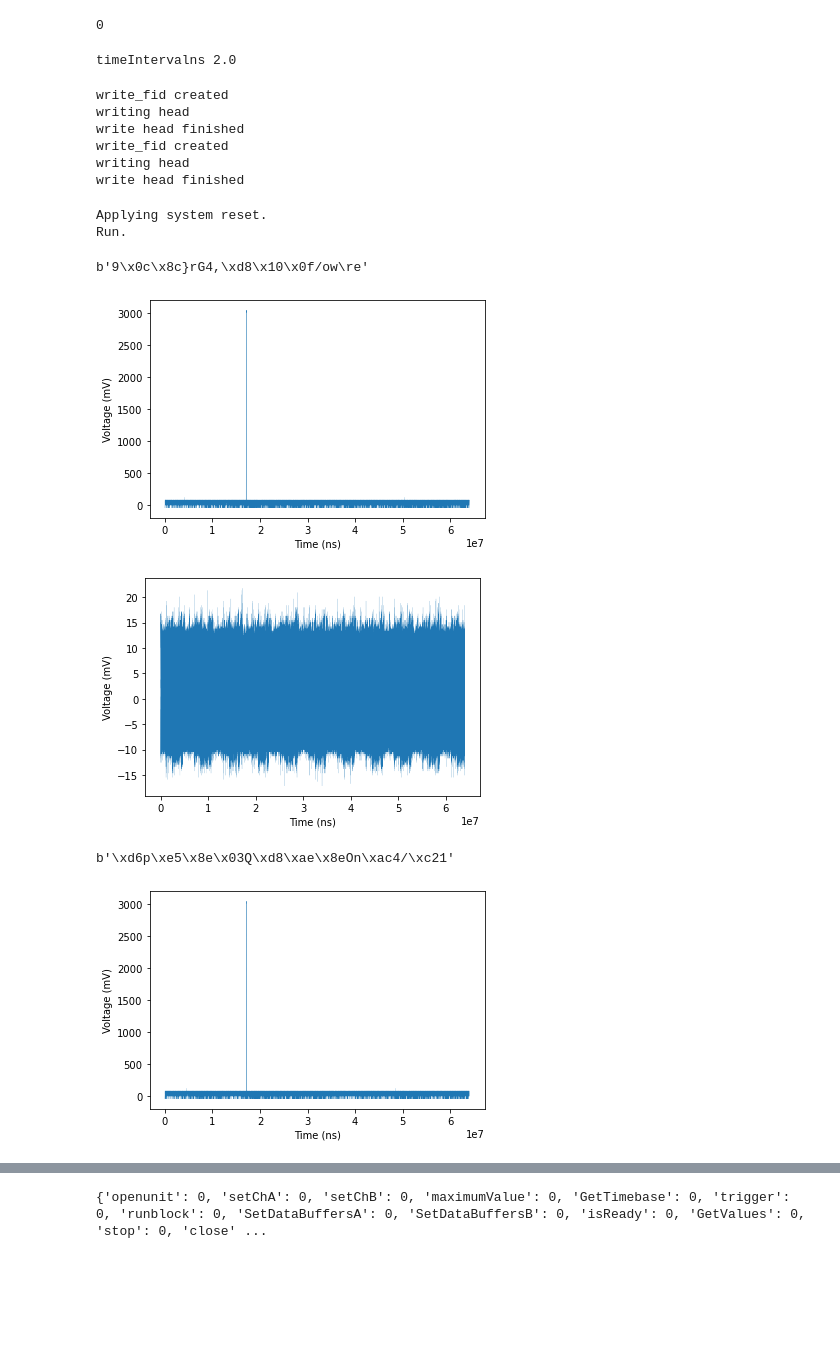
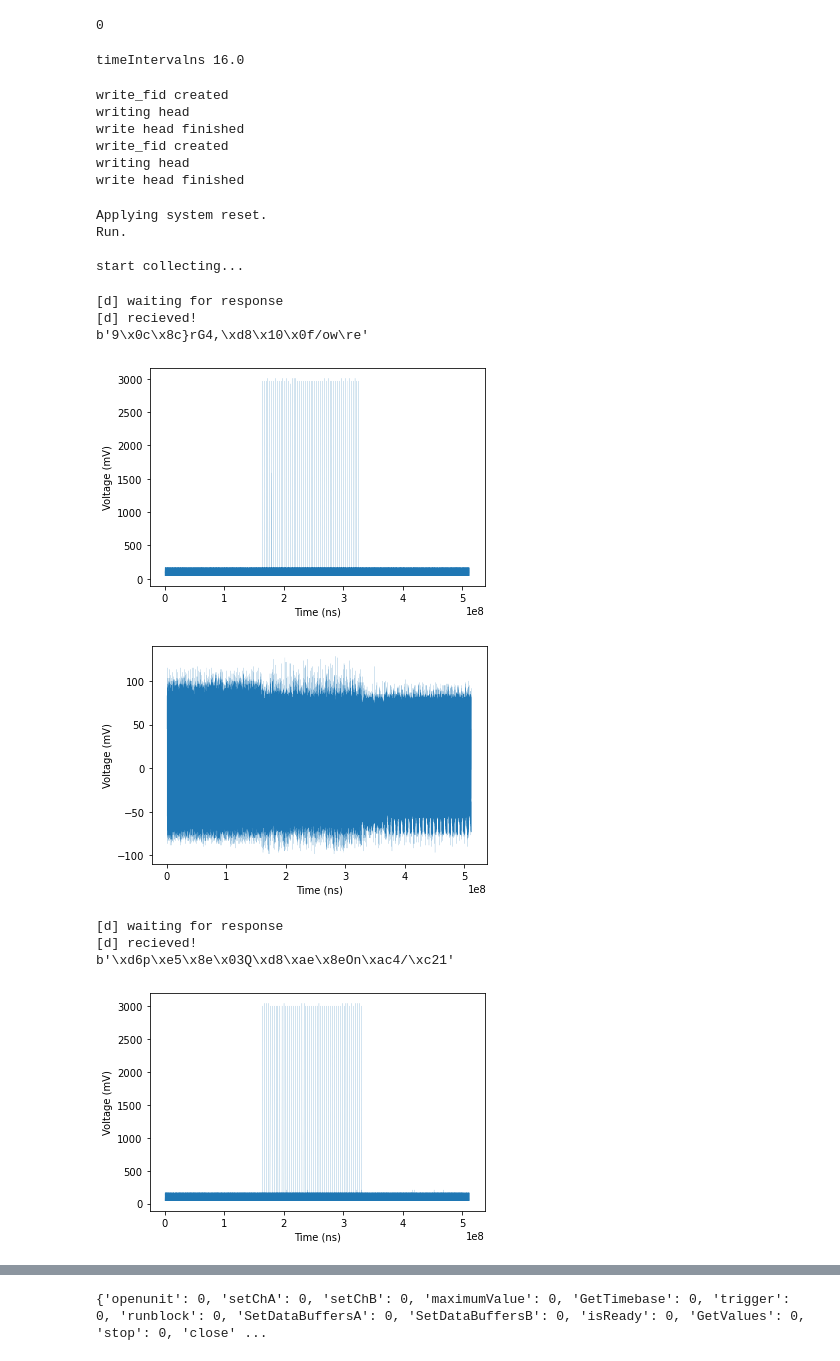
Before and after one commit to itewqq/CHES25-Trace-Copilot, a Jupyter notebook: pico/src/my_collect.ipynb, the cells around one changed output, grey strips where cells are left out. Cells and saved outputs as stored; diff of their text form; code cells hidden in the pictures; blank space fills up the shorter version.

```diff
--- a/pico/src/my_collect.ipynb
+++ b/pico/src/my_collect.ipynb
@@ -92,7 +92,8 @@ analogue_offset_A = 0.0
 channel_B = ps.PS3000A_CHANNEL["PS3000A_CHANNEL_B"]
 enabled_B = 1
 coupling_type_B = ps.PS3000A_COUPLING["PS3000A_DC"] # DC
-chBRange = ps.PS3000A_RANGE["PS3000A_50MV"] # amplitude
+chBRange = ps.PS3000A_RANGE["PS3000A_50MV"] # amplitude AES
+chBRange = ps.PS3000A_RANGE["PS3000A_200MV"] # amplitude ECDSA
 analogue_offset_B = 0.0
 
 # set up channel A
@@ -130,7 +133,8 @@ maxsamples = TOTAL_SAMPLE_NUM # ?
 # Step 2.c: Sampling Rate Parameters
 
 # Gets timebase innfomation parameters
-SAMPLING_RATE = '500M' # ?
+# SAMPLING_RATE = '500M' # AES
+SAMPLING_RATE = "62.5M" # "31.25M" # '12.5M' # "62.5M" # ECDSA
 # sampling_rate = "1G" # ?
 
 sampling_rate_to_timebase = {
@@ -159,6 +163,6 @@ status["GetTimebase"] = ps.ps3000aGetTimebase2(chandle, timebase, maxsamples, ct
 assert_pico_ok(status["GetTimebase"])
 print('timeIntervalns', timeIntervalns.value)
 # %% [output]
-timeIntervalns 2.0
+timeIntervalns 16.0
 # %%
 # Step 3: Trigger parameters
@@ -257,6 +265,7 @@ write head finished
 PORT = "/dev/ttyACM0"
 CMD_TINYAES_U = p8(0xA1) # uart tinyaes encryption
 CMD_COREMARK_U = p8(0xA2) # coremark
+CMD_ECDSA_U = p8(0xA3) # ecdsa
 PT_LEN = 0x10
 
 if "io" in globals():
@@ -275,19 +284,24 @@ def send_line(bs: bytes):
     io.sendline(bs.hex())
 # %%
 # Step 6: Capturing the data
+GET_PC_TRACE = False
+# debug view
 IS_DEBUG = True
 if IS_DEBUG:
     TRACE_NUM = 2
-# reset the target
-reset_target()
-
-# health check
-io.recvuntil(b"READY\n")
+if GET_PC_TRACE:
+    pass
+else:
+    # reset the target for trigger signals, disable for instruction traces
+    reset_target()
+    # health check
+    io.recvuntil(b"READY\n")
 
 # make the result reproducible
 random.seed(42)
 
 # collect
+print("start collecting...")
 for i in tqdm(range(TRACE_NUM)):
     pt = bytes([random.randrange(0, 256) for _ in range(0, PT_LEN)])
     # Setting block capture mode
@@ -306,16 +320,23 @@ for i in tqdm(range(TRACE_NUM)):
     status["SetDataBuffersB"] = ps.ps3000aSetDataBuffers(chandle, source, ctypes.byref(bufferBMax), ctypes.byref(bufferBMin), maxsamples, 0, ratio_mode)
     assert_pico_ok(status["SetDataBuffersB"])
 
-    # # Send trigger bytes to the targer MCU, which will pull up a pin after receiving the plaintext
+    # Send trigger bytes to the targer MCU, which will pull up a pin after receiving the plaintext
     # send_line(CMD_TINYAES_U)
     # send_line(pt)
     # time.sleep(0.1)
     # data = io.recvuntil(b"DONE\n")
 
+    # # Send cmd to trigger coremark
+    # send_line(CMD_COREMARK_U)
+    # time.sleep(0.1)
+    # data = io.recvuntil(b"DONE\n")
+
     # Send cmd to trigger coremark
-    send_line(CMD_COREMARK_U)
+    send_line(CMD_ECDSA_U)
+    print("[d] waiting for response")
     time.sleep(0.1)
     data = io.recvuntil(b"DONE\n")
+    print("[d] recieved!")
 
     # Checks data collection to finish the capture
     ready = ctypes.c_int16(0)
@@ -340,36 +361,41 @@ for i in tqdm(range(TRACE_NUM)):
         times = np.linspace(0, (cmaxSamples.value) * timeIntervalns.value, cmaxSamples.value)
 
         # Converts ADC from channel A to mV
         adc2mVChAMax = adc2mV(bufferAMax, chARange, maxADC)
         adc2mVChBMax = adc2mV(bufferBMax, chBRange, maxADC)
 
         # Plots the data from channel A
         plt.figure()
         plt.plot(times, adc2mVChAMax[:], linewidth=0.1)
         plt.xlabel('Time (ns)')
         plt.ylabel('Voltage (mV)')
         plt.show()
 
         # Plots the data from channel B
         plt.figure()
         plt.plot(times, adc2mVChBMax[:], linewidth=0.1)
         plt.xlabel('Time (ns)')
         plt.ylabel('Voltage (mV)')
         plt.show()
-
         # plt.figure()
         # plt.plot(times, bufferBMax[:], linewidth=0.1)
         # plt.xlabel('Time (ns)')
         # plt.ylabel('ADC Buffer')
-        # plt.show()nrf52840.tinyaes.O3.patched.500000.5000.chB.trs
+        # plt.show()
 
         # print(np.asarray(bufferAMax, dtype=np.int16))
         # print(np.asarray(bufferBMax, dtype=np.int16))
 # %% [output]
 Applying system reset.
 Run.
+
+start collecting...
+[d] waiting for response
+[d] recieved!
 b'9\x0c\x8c}rG4,\xd8\x10\x0f/ow\re'
-[figure, old version]
+[figure, new version]
-[figure, old version]
+[figure, new version]
+[d] waiting for response
+[d] recieved!
 b'\xd6p\xe5\x8e\x03Q\xd8\xae\x8eOn\xac4/\xc21'
-[figure, old version]
+[figure, new version]
```
Also changed, not shown: parts of 5 cells of this notebook, 11 other files.
